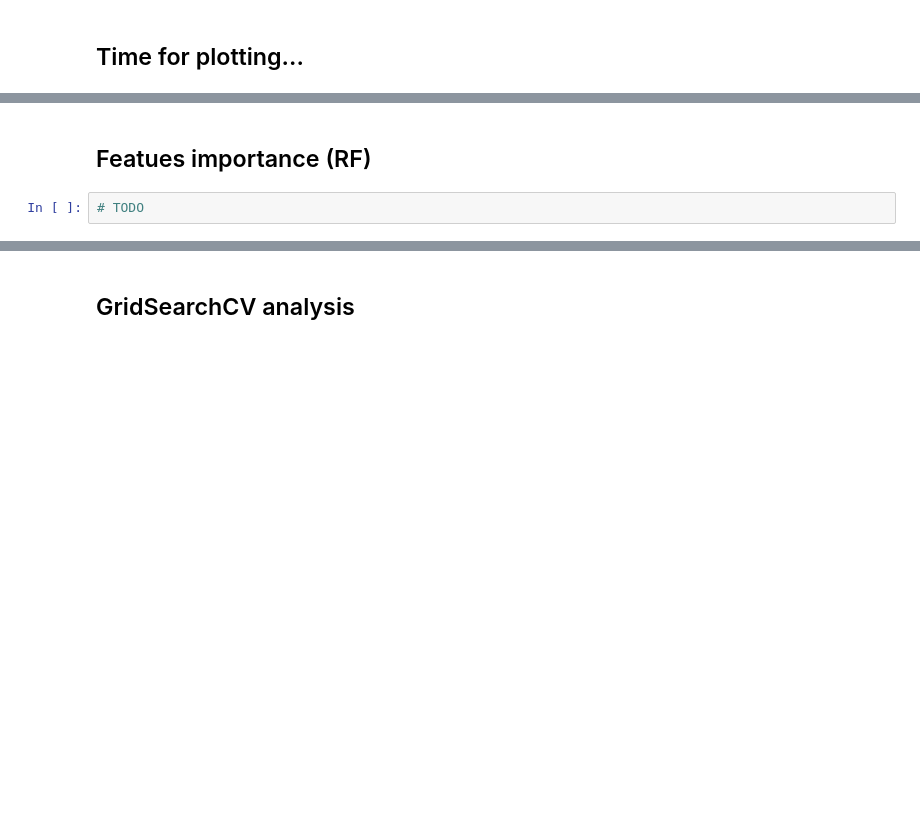
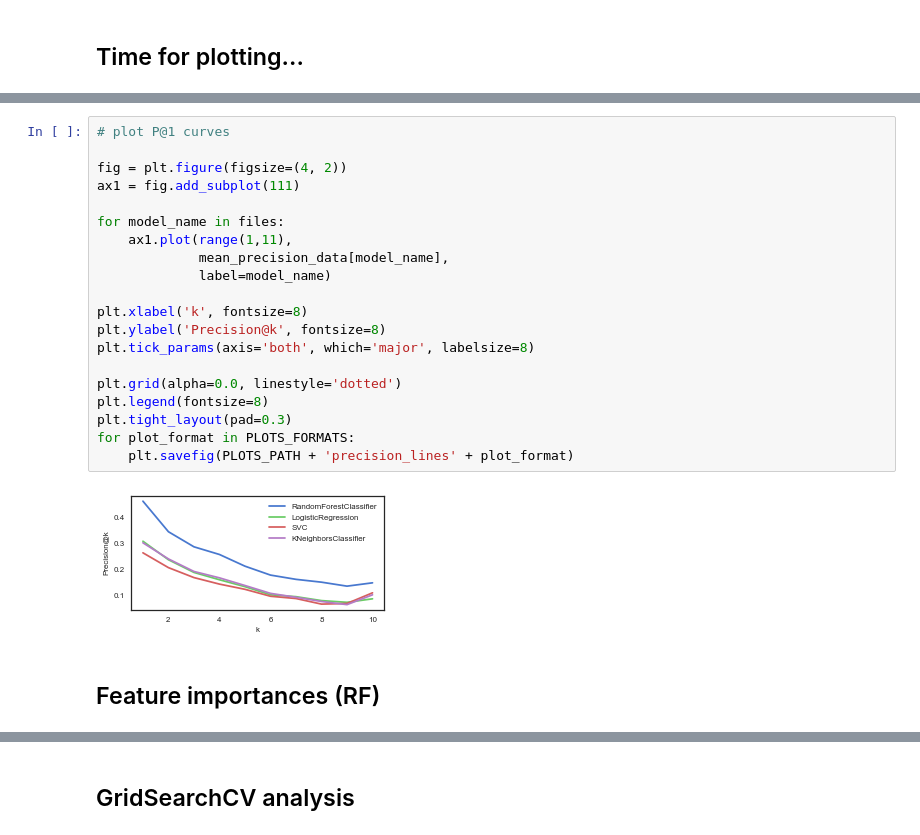
Before and after one commit to enricorotundo/StackexchangeDatadumpQualityAnnotator, a Jupyter notebook: Analysis/Tasks/BestAnswer/Performance Analysis.ipynb, the cells around one changed output, grey strips where cells are left out. Cells and saved outputs as stored; diff of their text form; blank space fills up the shorter version.

```diff
--- a/Analysis/Tasks/BestAnswer/Performance Analysis.ipynb
+++ b/Analysis/Tasks/BestAnswer/Performance Analysis.ipynb
@@ -162,4 +194,24 @@ plt.tight_layout(pad=0.3)
+# %%
+# plot P@1 curves
+
+fig = plt.figure(figsize=(4, 2))
+ax1 = fig.add_subplot(111)
+
+for model_name in files:
+    ax1.plot(range(1,11),
+             mean_precision_data[model_name],
+             label=model_name)
+
+plt.xlabel('k', fontsize=8)
+plt.ylabel('Precision@k', fontsize=8)
+plt.tick_params(axis='both', which='major', labelsize=8)
+
+plt.grid(alpha=0.0, linestyle='dotted')
+plt.legend(fontsize=8)
+plt.tight_layout(pad=0.3)
+for plot_format in PLOTS_FORMATS:
+    plt.savefig(PLOTS_PATH + 'precision_lines' + plot_format)
+# %% [output]
+[figure, added]
 # %% [markdown]
-## Featues importance (RF)
+## Feature importances (RF)
-# %%
-# TODO
```
Also changed, not shown: parts of 8 cells of this notebook.
